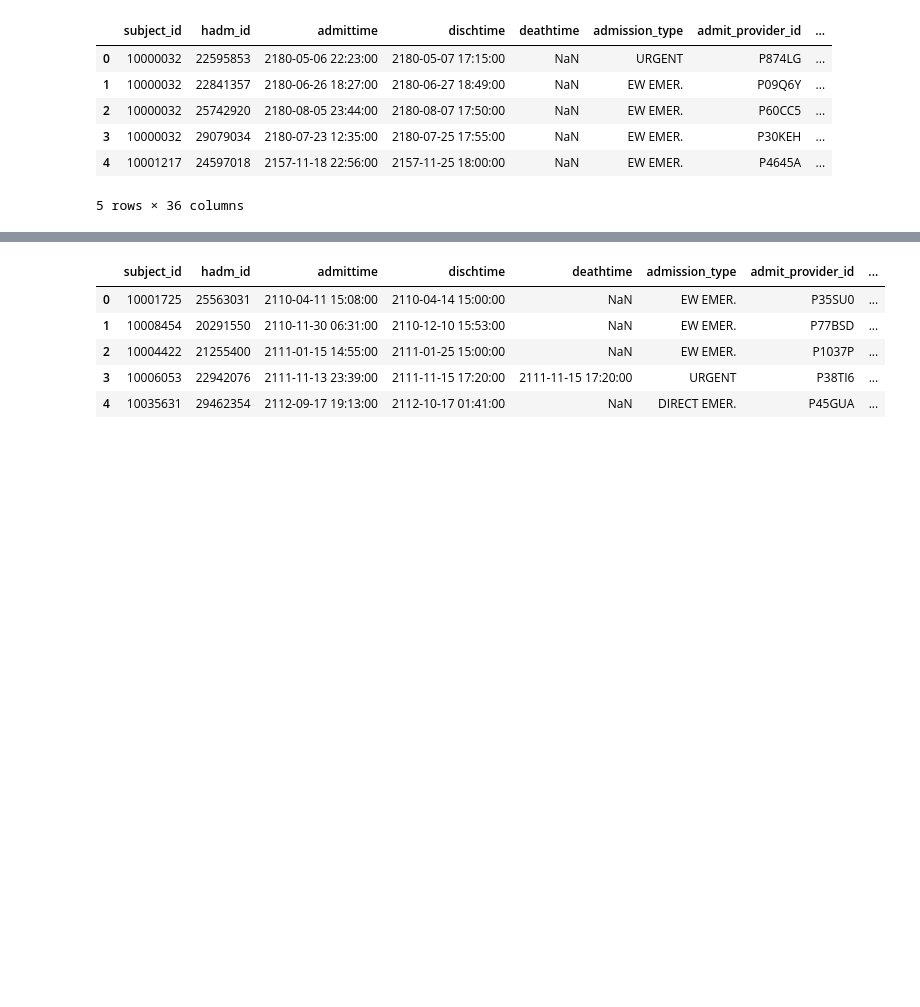
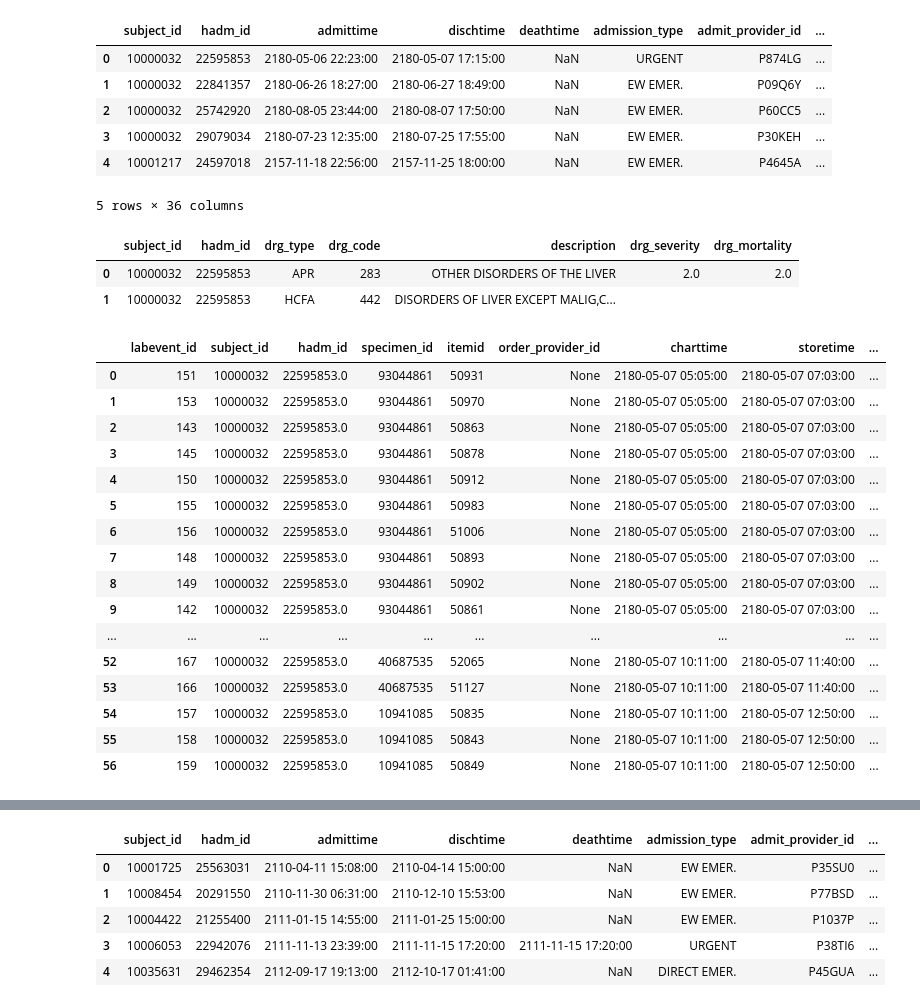
Before and after one commit to kkkarnav/MIMIC, a Jupyter notebook: 3_medications.ipynb, the cells around one changed output, grey strips where cells are left out. Cells and saved outputs as stored; diff of their text form; code cells hidden in the pictures; blank space fills up the shorter version.

```diff
--- a/3_medications.ipynb
+++ b/3_medications.ipynb
@@ -42,3 +42,32 @@ df.head()
 | 3 | 10000032 | 29079034 | 2180-07-23 12:35:00 | 2180-07-25 17:55:00 | NaN | EW EMER. | P30KEH | ... |
 | 4 | 10001217 | 24597018 | 2157-11-18 22:56:00 | 2157-11-25 18:00:00 | NaN | EW EMER. | P4645A | ... |
 5 rows × 36 columns
+# %%
+# How do ALOS, medicine delay, number of medicines change with diagnosis severity?
+# Are protected attributes more susceptible to certain diseases (eg. description contains liver)
+pd.DataFrame(ast.literal_eval(df.loc[0, "drgcodes"]))
+# %% [output]
+|  | subject_id | hadm_id | drg_type | drg_code | description | drg_severity | drg_mortality |
+| 0 | 10000032 | 22595853 | APR | 283 | OTHER DISORDERS OF THE LIVER | 2.0 | 2.0 |
+| 1 | 10000032 | 22595853 | HCFA | 442 | DISORDERS OF LIVER EXCEPT MALIG,C... |  |  |
+# %%
+# How many routine/urgent and normal/abnormal tests administered before medication? after medication? Delay between first lab test and admission? Do more tests/abnormal tests correlate to more diagnoses/medicines?
+pd.DataFrame(ast.literal_eval(df.loc[0, "labevents"]))
+# %% [output]
+|  | labevent_id | subject_id | hadm_id | specimen_id | itemid | order_provider_id | charttime | storetime | ... |
+| 0 | 151 | 10000032 | 22595853.0 | 93044861 | 50931 | None | 2180-05-07 05:05:00 | 2180-05-07 07:03:00 | ... |
+| 1 | 153 | 10000032 | 22595853.0 | 93044861 | 50970 | None | 2180-05-07 05:05:00 | 2180-05-07 07:03:00 | ... |
+| 2 | 143 | 10000032 | 22595853.0 | 93044861 | 50863 | None | 2180-05-07 05:05:00 | 2180-05-07 07:03:00 | ... |
+| 3 | 145 | 10000032 | 22595853.0 | 93044861 | 50878 | None | 2180-05-07 05:05:00 | 2180-05-07 07:03:00 | ... |
+| 4 | 150 | 10000032 | 22595853.0 | 93044861 | 50912 | None | 2180-05-07 05:05:00 | 2180-05-07 07:03:00 | ... |
+| 5 | 155 | 10000032 | 22595853.0 | 93044861 | 50983 | None | 2180-05-07 05:05:00 | 2180-05-07 07:03:00 | ... |
+| 6 | 156 | 10000032 | 22595853.0 | 93044861 | 51006 | None | 2180-05-07 05:05:00 | 2180-05-07 07:03:00 | ... |
+| 7 | 148 | 10000032 | 22595853.0 | 93044861 | 50893 | None | 2180-05-07 05:05:00 | 2180-05-07 07:03:00 | ... |
+| 8 | 149 | 10000032 | 22595853.0 | 93044861 | 50902 | None | 2180-05-07 05:05:00 | 2180-05-07 07:03:00 | ... |
+| 9 | 142 | 10000032 | 22595853.0 | 93044861 | 50861 | None | 2180-05-07 05:05:00 | 2180-05-07 07:03:00 | ... |
+| ... | ... | ... | ... | ... | ... | ... | ... | ... | ... |
+| 52 | 167 | 10000032 | 22595853.0 | 40687535 | 52065 | None | 2180-05-07 10:11:00 | 2180-05-07 11:40:00 | ... |
+| 53 | 166 | 10000032 | 22595853.0 | 40687535 | 51127 | None | 2180-05-07 10:11:00 | 2180-05-07 11:40:00 | ... |
+| 54 | 157 | 10000032 | 22595853.0 | 10941085 | 50835 | None | 2180-05-07 10:11:00 | 2180-05-07 12:50:00 | ... |
+| 55 | 158 | 10000032 | 22595853.0 | 10941085 | 50843 | None | 2180-05-07 10:11:00 | 2180-05-07 12:50:00 | ... |
+| 56 | 159 | 10000032 | 22595853.0 | 10941085 | 50849 | None | 2180-05-07 10:11:00 | 2180-05-07 12:50:00 | ... |
```
Also changed, not shown: parts of 4 cells of this notebook, 1 other file.
